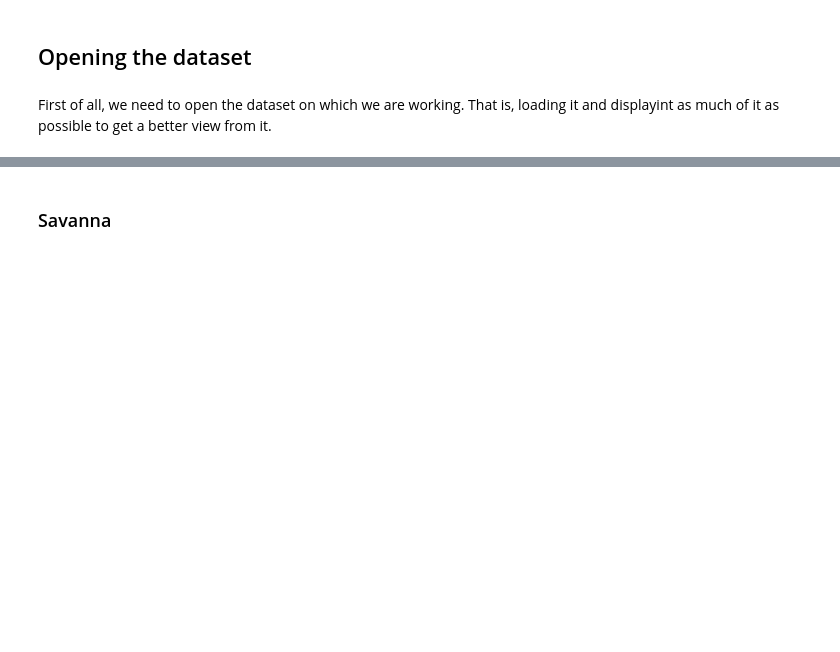
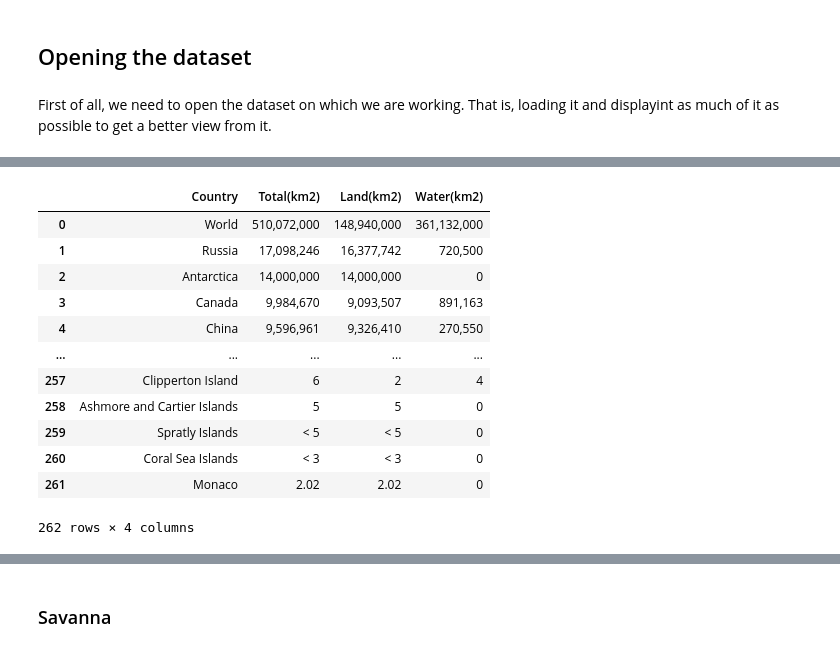
Before and after one commit to CeliaBenquet/Project_ADA, a Jupyter notebook: ada_project_true.ipynb, the cells around one changed output, grey strips where cells are left out. Cells and saved outputs as stored; diff of their text form; code cells hidden in the pictures; blank space fills up the shorter version.

```diff
--- a/ada_project_true.ipynb
+++ b/ada_project_true.ipynb
@@ -36,0 +44,10 @@ We will now investigate each dataset and start to correlate them depending on th
+# %%
+URL = "https://en.wikipedia.org/wiki/List_of_countries_and_dependencies_by_area" # wikipedia URL to get the information
+
+r = requests.get(URL)
+
+soup = BeautifulSoup(r.text, 'html.parser')
+# %%
+byCountries = soup.find_all('tr') # each rows for each country is between 'tr' tags
+byCountries = byCountries[2:-7]   # remove rows containing no usefull information
+byCountries[0]
@@ -36,0 +64,32 @@ We will now investigate each dataset and start to correlate them depending on th
+# %%
+country_areas = []
+for r in byCountries:
+    tds = r.find_all('td')
+    country = r.find('a').get('title') # Get the name of the country
+    values = []
+    for p in tds[2:5]: # The values of interest are stored in the second to fourth td tags
+        if(len(p.contents) > 0):
+            if isinstance(p.contents[1], str): # consider the column if it is a string (and not a tag or something else)
+                values += [p.contents[1]]
+            else:
+                values += "Not determined"
+        else:
+            values += ["-"]
+    country_areas.append({"Country" : country, "Total(km2)" : values[0], "Land(km2)" : values[1], "Water(km2)" : values[2]})
+# %%
+country_areas = pd.DataFrame.from_dict(country_areas)
+country_areas
+# %% [output]
+|  | Country | Total(km2) | Land(km2) | Water(km2) |
+| 0 | World | 510,072,000 | 148,940,000 | 361,132,000 |
+| 1 | Russia | 17,098,246 | 16,377,742 | 720,500 |
+| 2 | Antarctica | 14,000,000 | 14,000,000 | 0 |
+| 3 | Canada | 9,984,670 | 9,093,507 | 891,163 |
+| 4 | China | 9,596,961 | 9,326,410 | 270,550 |
+| ... | ... | ... | ... | ... |
+| 257 | Clipperton Island | 6 | 2 | 4 |
+| 258 | Ashmore and Cartier Islands | 5 | 5 | 0 |
+| 259 | Spratly Islands | < 5 | < 5 | 0 |
+| 260 | Coral Sea Islands | < 3 | < 3 | 0 |
+| 261 | Monaco | 2.02 | 2.02 | 0 |
+262 rows × 4 columns
```
Also changed, not shown: parts of 7 cells of this notebook, 1 other file.
